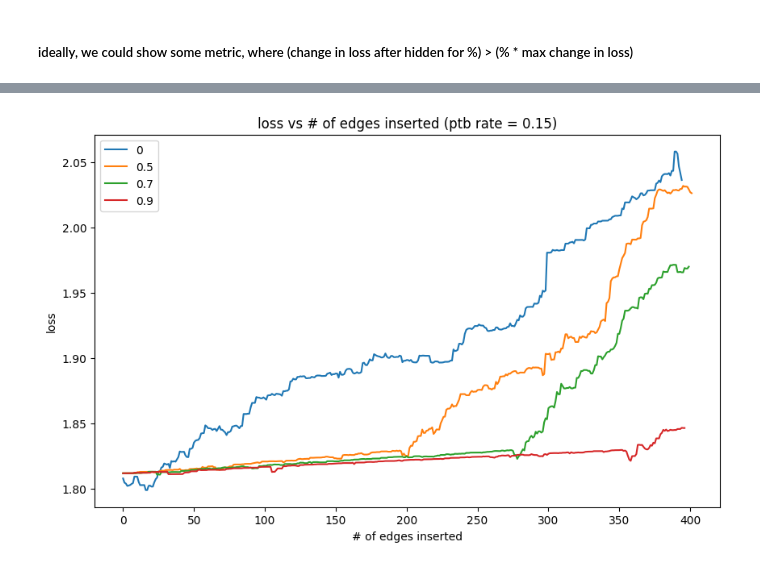
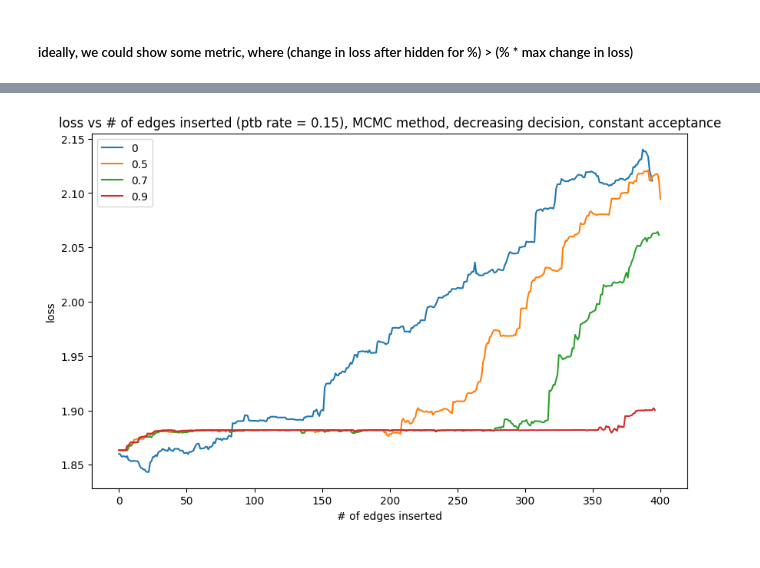
Before and after one commit to wrcorcoran/2-phase-attack, a Jupyter notebook: experiments/2-phase/metattack_loss_mcmc.ipynb, the cells around one changed output, grey strips where cells are left out. Cells and saved outputs as stored; diff of their text form; code cells hidden in the pictures.

```diff
--- a/experiments/2-phase/metattack_loss_mcmc.ipynb
+++ b/experiments/2-phase/metattack_loss_mcmc.ipynb
@@ -440,7 +376,7 @@ split_dic = defaultdict(list)
 # %%
 for s in splits:
     print(s)
-    split_dic[s] = two_phase_attack_mcmc(s, binary_fn)
+    split_dic[s] = two_phase_attack_mcmc(s, binary_fn, constant_fn)
 # %% [output]
 0
 0.15
@@ -537,7 +467,7 @@ split_dic_decreasing = defaultdict(list)
 # %%
 for s in splits:
     print(s)
-    split_dic_decreasing[s] = two_phase_attack_mcmc(s, decreasing_fn)
+    split_dic_decreasing[s] = two_phase_attack_mcmc(s, binary_fn, increasing_fn)
 # %% [output]
 0
 0.15
@@ -803,11 +550,11 @@ def two_phase_attack_mcmc_gradual(split, rand_fn):
 # %%
 splits = [0, 0.5, 0.7, 0.9]
 # splits = [0.5, 0.7, 0.9]
-split_dic_decreasing_gradual = defaultdict(list)
+split_dic_decreasing_constant = defaultdict(list)
 # %%
 for s in splits:
     print(s)
-    split_dic_decreasing_gradual[s] = two_phase_attack_mcmc_gradual(s, decreasing_fn)
+    split_dic_decreasing_constant[s] = two_phase_attack_mcmc(s, decreasing_fn, constant_fn)
 # %% [output]
 0
 0.15
@@ -875,23 +622,15 @@ works, adding
 # %%
-
-
-# split_dic2 = copy.copy(split_dic)
-
-# for label, values in split_dic2.items():
-#     for i in range(len(values)):
-#         split_dic2[label][i] = - abs(values[i] - initial_loss)
-
 plt.figure(figsize=(10, 6))
 
 # Iterate over the dictionary and plot each list
-for label, values in split_dic_decreasing_gradual.items():
+for label, values in split_dic_decreasing_constant.items():
     plt.plot(values, label=str(label))
 
 plt.xlabel('# of edges inserted')
 plt.ylabel('loss')
-plt.title('loss vs # of edges inserted (ptb rate = 0.15)')
+plt.title('loss vs # of edges inserted (ptb rate = 0.15), MCMC method, decreasing decision, constant acceptance')
 plt.legend()
 
 plt.show()
 # %% [output]
-[figure, old version]
+[figure, new version]
```
Also changed, not shown: parts of 18 cells of this notebook.
